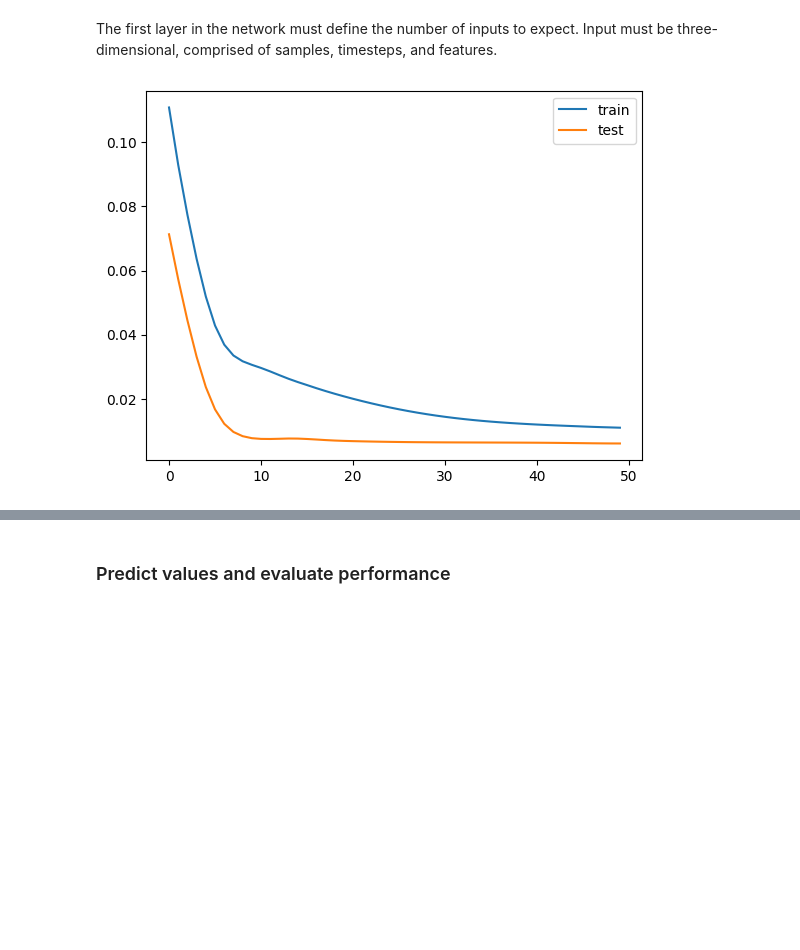
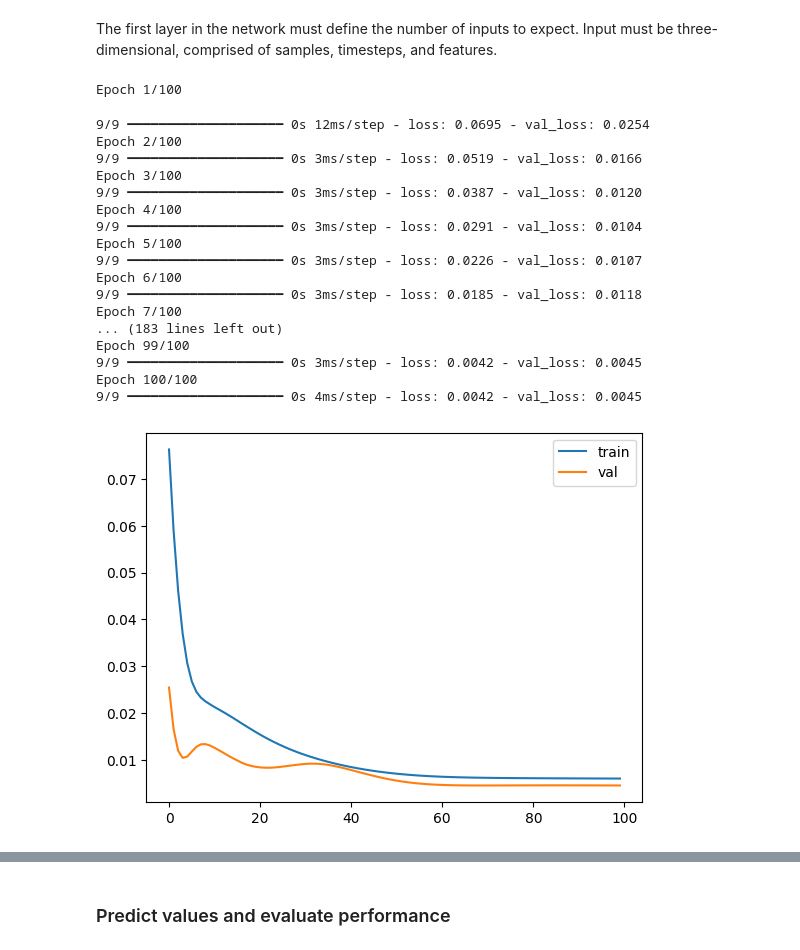
Before and after one commit to valeria-gonzalez/PM25-forecasting, a Jupyter notebook: 3_reframe_dataset.ipynb, the cells around one changed output, grey strips where cells are left out. Cells and saved outputs as stored; diff of their text form; code cells hidden in the pictures; blank space fills up the shorter version.

Commit message:
feat: graphs for ltsm

```diff
--- a/3_reframe_dataset.ipynb
+++ b/3_reframe_dataset.ipynb
@@ -405,25 +400,38 @@ The first layer in the network must define the number of inputs to expect. Input
 # %%
 # design network
 model = Sequential()
 model.add(LSTM(50,
                input_shape=(train_X.shape[1], train_X.shape[2]),
                activation="relu"))
 model.add(Dense(1))
 model.compile(loss='mse', optimizer=Adam(0.001))
 # fit network
 history = model.fit(
     train_X,
     train_y,
-    epochs=50,
+    epochs=100,
     batch_size=72,
     validation_data=(val_X, val_y),
-    verbose=0,
+    verbose=1,
     shuffle=False,
     )
-# plot history
-plt.plot(history.history['loss'], label='train')
-plt.plot(history.history['val_loss'], label='test')
-plt.legend()
-plt.show()
 # %% [output]
+Epoch 1/100
+9/9 ━━━━━━━━━━━━━━━━━━━━ 0s 12ms/step - loss: 0.0695 - val_loss: 0.0254
+Epoch 2/100
+9/9 ━━━━━━━━━━━━━━━━━━━━ 0s 3ms/step - loss: 0.0519 - val_loss: 0.0166
+Epoch 3/100
+9/9 ━━━━━━━━━━━━━━━━━━━━ 0s 3ms/step - loss: 0.0387 - val_loss: 0.0120
+Epoch 4/100
+9/9 ━━━━━━━━━━━━━━━━━━━━ 0s 3ms/step - loss: 0.0291 - val_loss: 0.0104
+Epoch 5/100
+9/9 ━━━━━━━━━━━━━━━━━━━━ 0s 3ms/step - loss: 0.0226 - val_loss: 0.0107
+Epoch 6/100
+9/9 ━━━━━━━━━━━━━━━━━━━━ 0s 3ms/step - loss: 0.0185 - val_loss: 0.0118
+Epoch 7/100
+... (183 lines left out)
+Epoch 99/100
+9/9 ━━━━━━━━━━━━━━━━━━━━ 0s 3ms/step - loss: 0.0042 - val_loss: 0.0045
+Epoch 100/100
+9/9 ━━━━━━━━━━━━━━━━━━━━ 0s 4ms/step - loss: 0.0042 - val_loss: 0.0045
-[figure, old version]
+[figure, new version]
```
Also changed, not shown: parts of 14 cells of this notebook, 3 other files.
